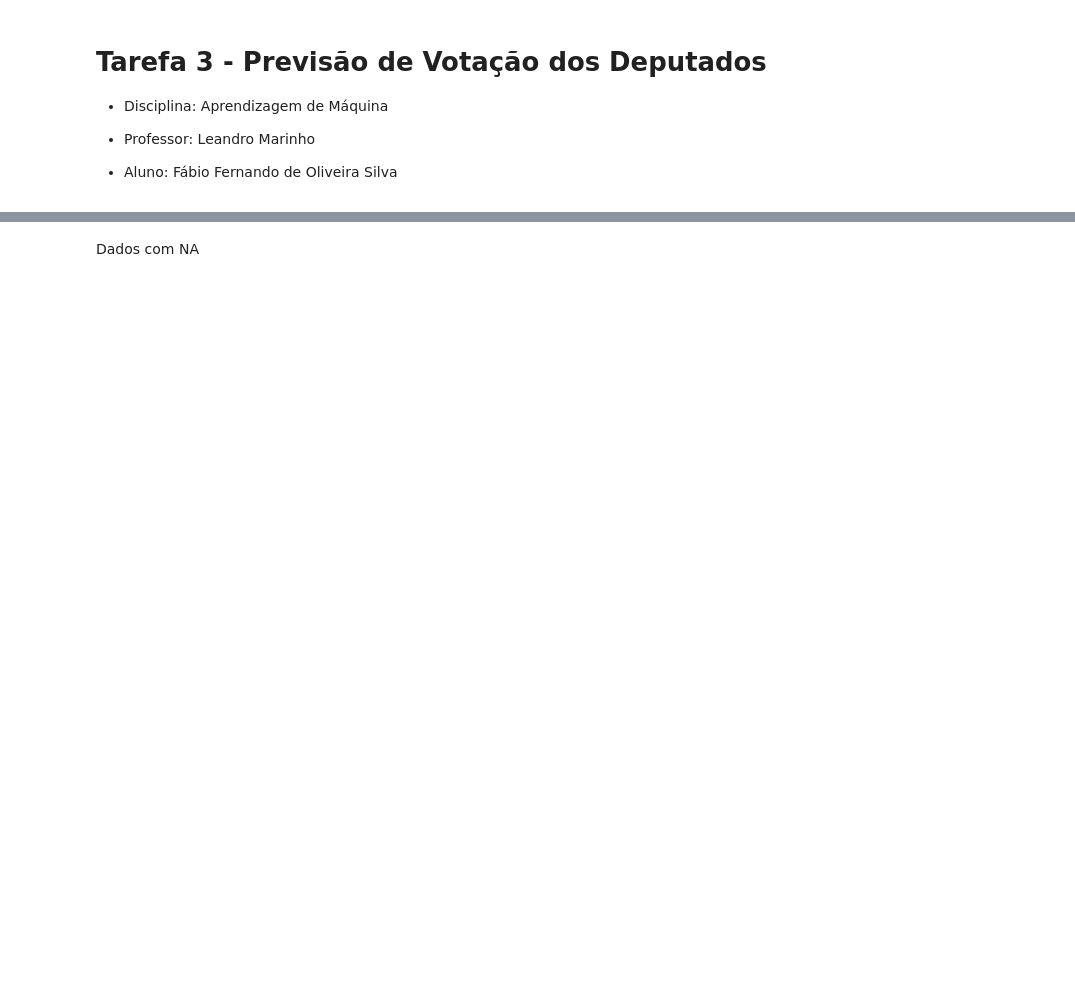
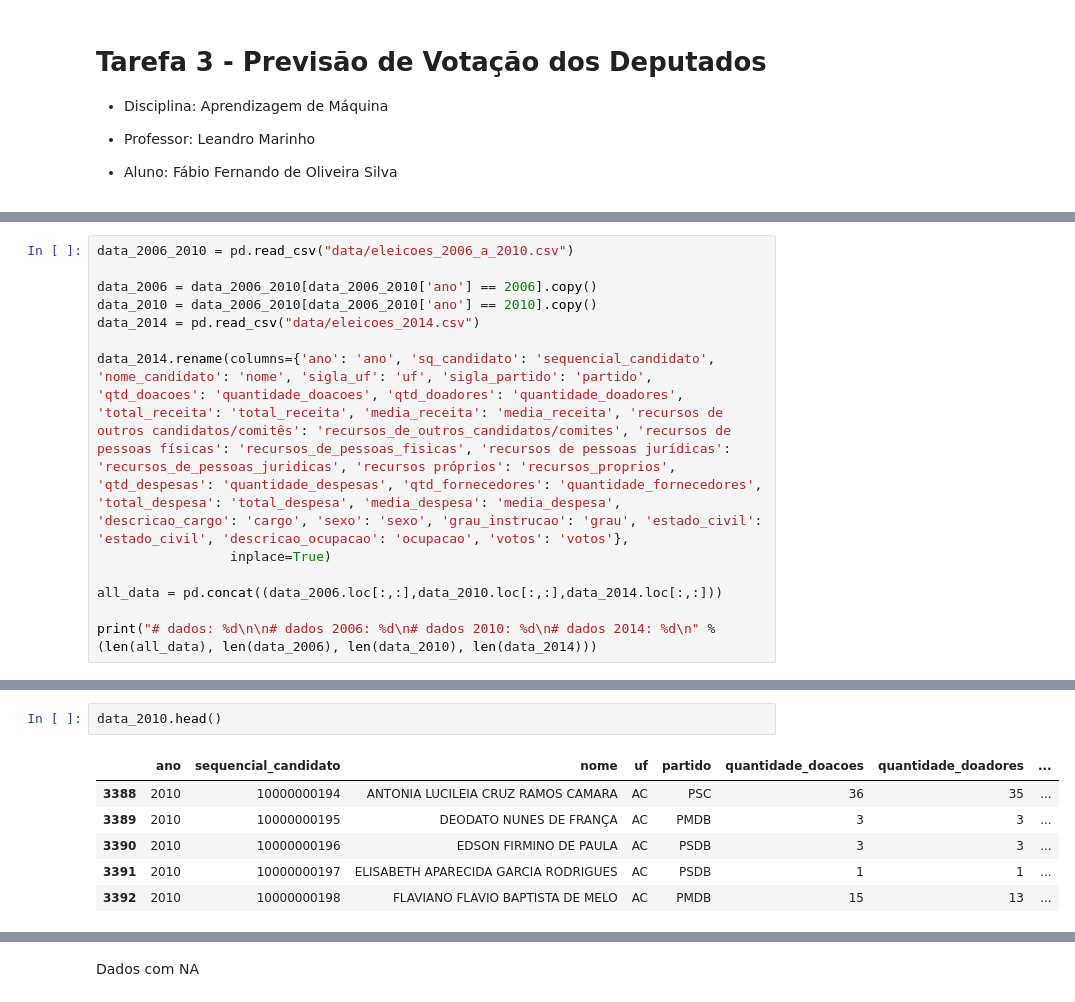
Before and after one commit to ffosilva/machine-learning-classes, a Jupyter notebook: atividade3/Tarefa3-PrevisaoVotacao.ipynb, the cells around one changed output, grey strips where cells are left out. Drawn from its saved outputs; the diff is of its cells as text; blank space fills up the shorter version.

```diff
--- a/atividade3/Tarefa3-PrevisaoVotacao.ipynb
+++ b/atividade3/Tarefa3-PrevisaoVotacao.ipynb
@@ -38,0 +26,13 @@ print("# dados: %d\n\n# dados treino: %d\n# dados teste: %d\n" % (len(all_data),
+# %%
+data_2006_2010 = pd.read_csv("data/eleicoes_2006_a_2010.csv")
+
+data_2006 = data_2006_2010[data_2006_2010['ano'] == 2006].copy()
+data_2010 = data_2006_2010[data_2006_2010['ano'] == 2010].copy()
+data_2014 = pd.read_csv("data/eleicoes_2014.csv")
+
+data_2014.rename(columns={'ano': 'ano', 'sq_candidato': 'sequencial_candidato', 'nome_candidato': 'nome', 'sigla_uf': 'uf', 'sigla_partido': 'partido', 'qtd_doacoes': 'quantidade_doacoes', 'qtd_doadores': 'quantidade_doadores', 'total_receita': 'total_receita', 'media_receita': 'media_receita', 'recursos de outros candidatos/comitês': 'recursos_de_outros_candidatos/comites', 'recursos de pessoas físicas': 'recursos_de_pessoas_fisicas', 'recursos de pessoas jurídicas': 'recursos_de_pessoas_juridicas', 'recursos próprios': 'recursos_proprios', 'qtd_despesas': 'quantidade_despesas', 'qtd_fornecedores': 'quantidade_fornecedores', 'total_despesa': 'total_despesa', 'media_despesa': 'media_despesa', 'descricao_cargo': 'cargo', 'sexo': 'sexo', 'grau_instrucao': 'grau', 'estado_civil': 'estado_civil', 'descricao_ocupacao': 'ocupacao', 'votos': 'votos'},
+                 inplace=True)
+
+all_data = pd.concat((data_2006.loc[:,:],data_2010.loc[:,:],data_2014.loc[:,:]))
+
+print("# dados: %d\n\n# dados 2006: %d\n# dados 2010: %d\n# dados 2014: %d\n" % (len(all_data), len(data_2006), len(data_2010), len(data_2014)))
@@ -45,3 +51,12 @@ all_data.head()
 | 2 | 2006 | 10002 | MARIA DALVA DE SOUZA FIGUEIREDO | AP | PT | 17 | 16 | ... |
 | 3 | 2006 | 10002 | ROMALDO MILANI | MS | PRONA | 6 | 6 | ... |
 | 4 | 2006 | 10003 | ANSELMO DE JESUS ABREU | RO | PT | 48 | 48 | ... |
+# %%
+data_2010.head()
+# %% [output]
+|  | ano | sequencial_candidato | nome | uf | partido | quantidade_doacoes | quantidade_doadores | ... |
+| 3388 | 2010 | 10000000194 | ANTONIA LUCILEIA CRUZ RAMOS CAMARA | AC | PSC | 36 | 35 | ... |
+| 3389 | 2010 | 10000000195 | DEODATO NUNES DE FRANÇA | AC | PMDB | 3 | 3 | ... |
+| 3390 | 2010 | 10000000196 | EDSON FIRMINO DE PAULA | AC | PSDB | 3 | 3 | ... |
+| 3391 | 2010 | 10000000197 | ELISABETH APARECIDA GARCIA RODRIGUES | AC | PSDB | 1 | 1 | ... |
+| 3392 | 2010 | 10000000198 | FLAVIANO FLAVIO BAPTISTA DE MELO | AC | PMDB | 15 | 13 | ... |
```
Also changed, not shown: parts of 20 cells of this notebook.
